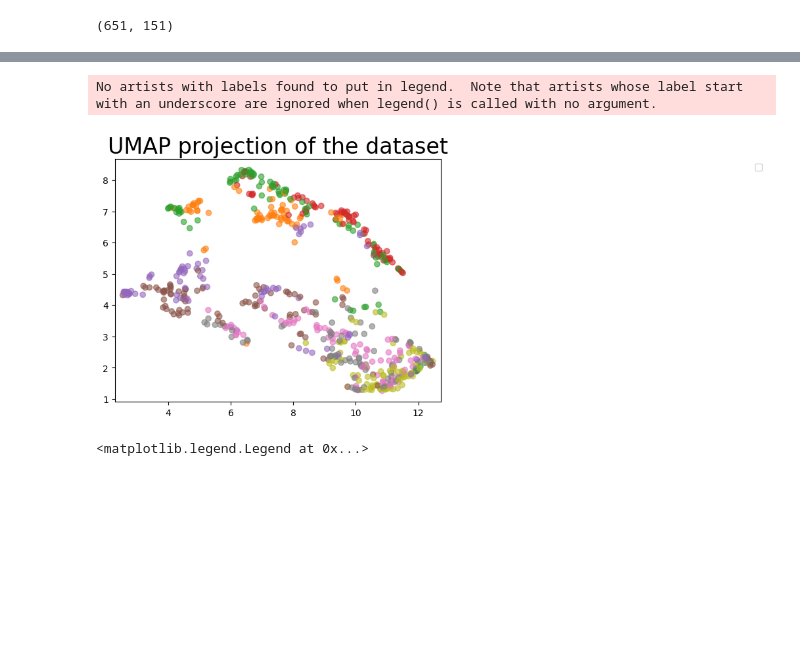
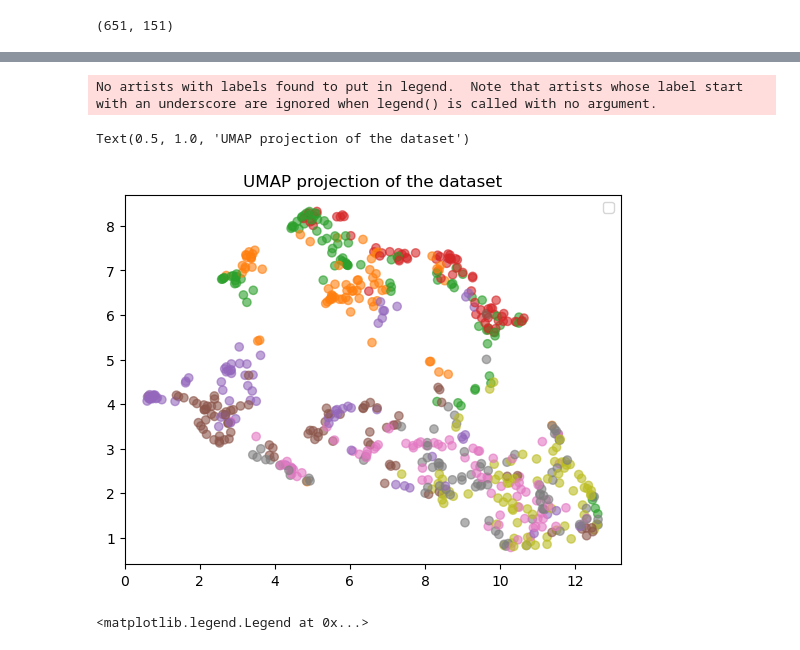
Before and after one commit to snlederman/Odour-classification, a Jupyter notebook: src/eda/umap_testing.ipynb, the cells around one changed output, grey strips where cells are left out. Cells and saved outputs as stored; diff of their text form; code cells hidden in the pictures; blank space fills up the shorter version.

```diff
--- a/src/eda/umap_testing.ipynb
+++ b/src/eda/umap_testing.ipynb
@@ -28,13 +30,16 @@ array(['8-Van', '5-Lem', '4-Rose', '6-Ger', '3-Ethyl', '2-Hex', '7-Cit',
+# %%
+dico = {'Van':8, 'Lem':5, 'Rose':4, 'Ger':6, 'Ethyl':3, 'Hex':2, 'Cit':7,
+       'Benz':1}
 # %%
-dico = {'8-Van':8, '5-Lem':5, '4-Rose':4, '6-Ger':6, '3-Ethyl':3, '2-Hex':2, '7-Cit':7,
-       '1-Benz':1}
+# dico = {'8-Van':8, '5-Lem':5, '4-Rose':4, '6-Ger':6, '3-Ethyl':3, '2-Hex':2, '7-Cit':7,
+#        '1-Benz':1}
 # %%
 X_train, X_test, y_train, y_test = train_test_split(df, target, test_size=0.33, random_state=42)
 # %%
 scaler = StandardScaler()
 X_train_t = scaler.fit_transform(X_train)
 # %%
-reducer = umap.UMAP(n_components=3)
+reducer = umap.UMAP(n_components=2)
 embedding = reducer.fit_transform(X_train_t)
 embedding.shape
 # %% [output]
@@ -59,0 +64,5 @@ Length: 651, dtype: int64
+# %%
+embedding_df = pd.DataFrame(embedding, columns=["Embedding_1","Embedding_2"])
+embedding_df["Odors"] = y_train['label'].values
+# embedding_df.set_index(["Odors"], inplace=True)
+embedding_df
@@ -60,17 +125,18 @@ Length: 651, dtype: int64
 # %%
 plt.scatter(
-    embedding[:, 0],
-    embedding[:, 1],
-    c=[sns.color_palette()[x] for x in y_train['label'].map({'8-Van':8, '5-Lem':5, '4-Rose':4, '6-Ger':6, '3-Ethyl':3, '2-Hex':2, '7-Cit':7,
-       '1-Benz':1}) ],
-    alpha=0.6
+    embedding_df['Embedding_1'],
+    embedding_df['Embedding_2'],
+    c=[sns.color_palette()[x] for x in y_train['label'].map(dico)],
+    alpha=0.6,
 )
-plt.gca().set_aspect('equal', 'datalim')
-plt.legend(loc='upper right',bbox_to_anchor=[2, 1])
-plt.title('UMAP projection of the dataset', fontsize=24);
+# plt.gca().set_aspect('equal', 'datalim')
+plt.legend(loc='upper right')
+plt.title('UMAP projection of the dataset')
+# plt.legend(list(label_names_replace.values()))
 # %% [output]
 No artists with labels found to put in legend.  Note that artists whose label start with an underscore are ignored when legend() is called with no argument.
+Text(0.5, 1.0, 'UMAP projection of the dataset')
-[figure, old version]
+[figure, new version]
 # %%
 x = embedding[:, 0]
 y = embedding[:, 1]
```
Also changed, not shown: parts of 10 cells of this notebook, 5 other files.
